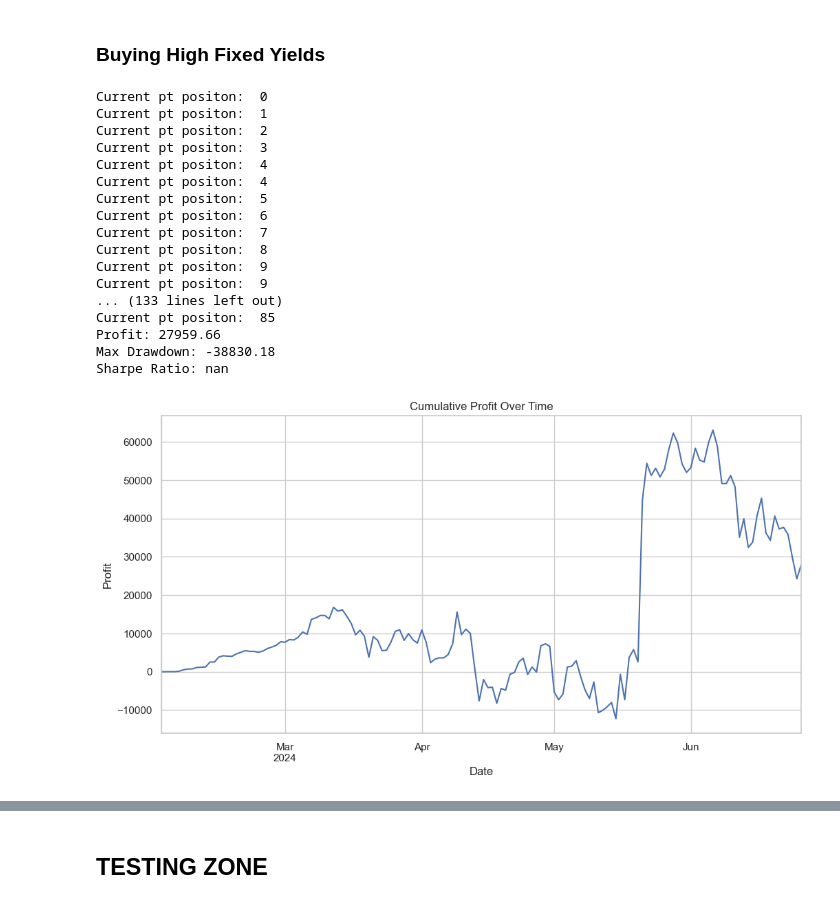
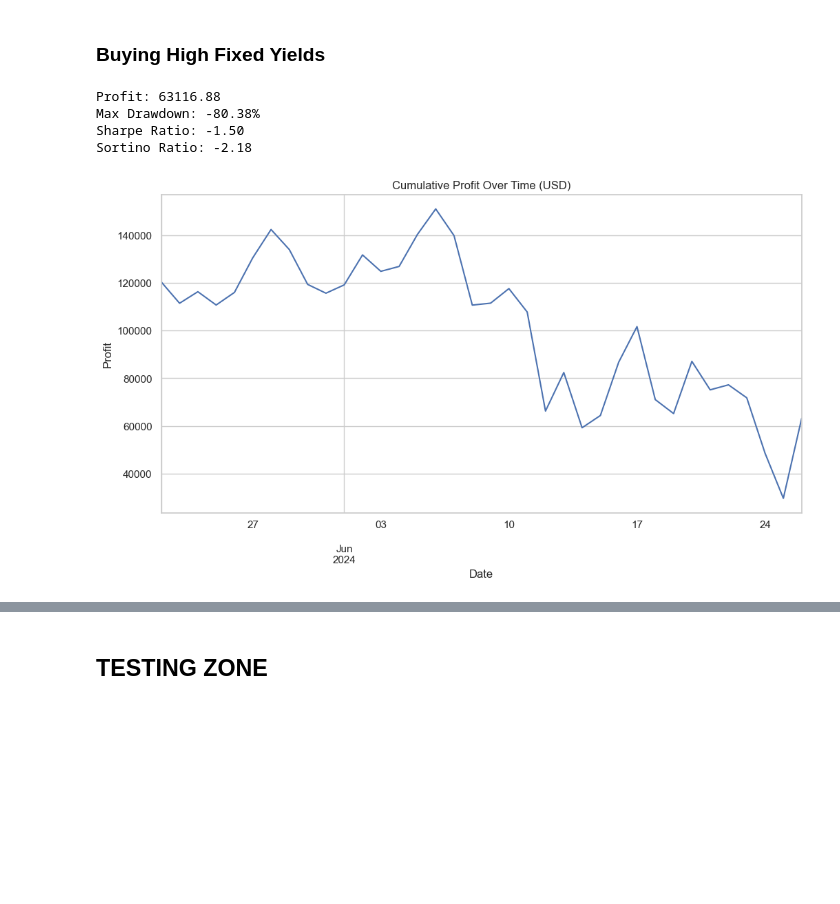
Before and after one commit to farischaudhry/pendle-analysis, a Jupyter notebook: backtest.ipynb, the cells around one changed output, grey strips where cells are left out. Saved outputs shown, nothing was run; the diff lists cells and outputs as text; code cells hidden in the pictures; blank space fills up the shorter version.

Commit message:
add support for minting and burning arbitrage (currently bugged for multiple assets)

```diff
--- a/backtest.ipynb
+++ b/backtest.ipynb
@@ -138,6 +138,11 @@ class Asset:
         self.realized_gain += self.position * (liquidation_price - self.current_price)
         self.position = 0
 
+    def get_roi(self):
+        if self.total_investment == 0:
+            return float('inf')  # Avoid division by zero
+        return (self.get_total_gain() / self.total_investment) * 100  # ROI as a percentage
+
 class YieldToken(Asset):
     def update_daily_gain(self, daily_yield_rate, fee_rate=0.0003):
         # Apply daily gain based on the current position and price
@@ -150,7 +155,23 @@ class PrincipalToken(Asset):
 class Strategy(ABC):
     @abstractmethod
     def trade(self, prices_df, current_index, underlying_pos, pt_pos, yt_pos):
-        pass
+        return (0, 0, 0)
+
+def apply_strategy_to_all(strategy):
+    return {
+    'etherfi_jun': {'data': etherfi_eETH_jun_df, 'strategy': InvariantArbitrage()},
+    'etherfi_sep': {'data': etherfi_eETH_sep_df, 'strategy': InvariantArbitrage()},
+    'etherfi_dec': {'data': etherfi_eETH_dec_df, 'strategy': InvariantArbitrage()},
+    'zircuit_jun': {'data': zircuit_eETH_jun_df, 'strategy': InvariantArbitrage()},
+    'ezETH_sep': {'data': ezETH_sep_df, 'strategy': InvariantArbitrage()},
+    'ezETH_dec': {'data': ezETH_dec_df, 'strategy': InvariantArbitrage()},
+    'pufETH_jun': {'data': pufETH_jun_df, 'strategy': InvariantArbitrage()},
+    'pufETH_sep': {'data': pufETH_sep_df, 'strategy': InvariantArbitrage()},
+    'uniETH_jun': {'data': uniETH_jun_df, 'strategy': InvariantArbitrage()},
+    'uniETH_sep': {'data': uniETH_sep_df, 'strategy': InvariantArbitrage()},
+    'rsETH_jun': {'data': rsETH_jun_df, 'strategy': InvariantArbitrage()},
+    'rsETH_sep': {'data': rsETH_sep_df, 'strategy': InvariantArbitrage()}
+}
 # %%
 class PendleBacktest:
     def __init__(self, assets_strategies):
@@ -337,35 +372,34 @@ class PendleHedgedBacktest(PendleBacktest):
 ### Buying High Fixed Yields
 # %%
 class HighFixedYield(Strategy):
-    def trade(self, prices_df, current_index):
+    def trade(self, prices_df, current_index, underlying_pos, pt_pos, yt_pos):
         current_row = prices_df.loc[current_index]
-        if current_row['fixed_yield'] > 0.2:
+        if current_row['fixed_yield'] > 0.4:
             return (0, 1, 0)
-        elif current_row['fixed_yield'] < 0.1:
+        elif current_row['fixed_yield'] < 0.05 and pt_pos > 1:
             return (0, -1, 0)
         return (0, 0, 0)
 
 assets_strategies = {
-    'etherfi_jun': {'data': etherfi_eETH_jun_df, 'strategy': HighFixedYield()}
+    'etherfi_jun': {'data': etherfi_eETH_jun_df, 'strategy': HighFixedYield()},
+    'etherfi_sep': {'data': etherfi_eETH_sep_df, 'strategy': HighFixedYield()},
+    'etherfi_dec': {'data': etherfi_eETH_dec_df, 'strategy': HighFixedYield()},
+    'zircuit_jun': {'data': zircuit_eETH_jun_df, 'strategy': HighFixedYield()},
+    'ezETH_sep': {'data': ezETH_sep_df, 'strategy': HighFixedYield()},
+    'ezETH_dec': {'data': ezETH_dec_df, 'strategy': HighFixedYield()},
+    'pufETH_jun': {'data': pufETH_jun_df, 'strategy': HighFixedYield()},
+    'pufETH_sep': {'data': pufETH_sep_df, 'strategy': HighFixedYield()},
+    'uniETH_jun': {'data': uniETH_jun_df, 'strategy': HighFixedYield()},
+    'uniETH_sep': {'data': uniETH_sep_df, 'strategy': HighFixedYield()},
+    'rsETH_jun': {'data': rsETH_jun_df, 'strategy': HighFixedYield()},
+    'rsETH_sep': {'data': rsETH_sep_df, 'strategy': HighFixedYield()},
 }
+
 backtest = PendleBacktest(assets_strategies)
 backtest.plot_profit()
 # %% [output]
-Current pt positon:  0
-Current pt positon:  1
-Current pt positon:  2
-Current pt positon:  3
-Current pt positon:  4
-Current pt positon:  4
-Current pt positon:  5
-Current pt positon:  6
-Current pt positon:  7
-Current pt positon:  8
-Current pt positon:  9
-Current pt positon:  9
-... (133 lines left out)
-Current pt positon:  85
-Profit: 27959.66
-Max Drawdown: -38830.18
-Sharpe Ratio: nan
+Profit: 63116.88
+Max Drawdown: -80.38%
+Sharpe Ratio: -1.50
+Sortino Ratio: -2.18
-[figure, old version]
+[figure, new version]
```
Also changed, not shown: parts of 5 cells of this notebook.
